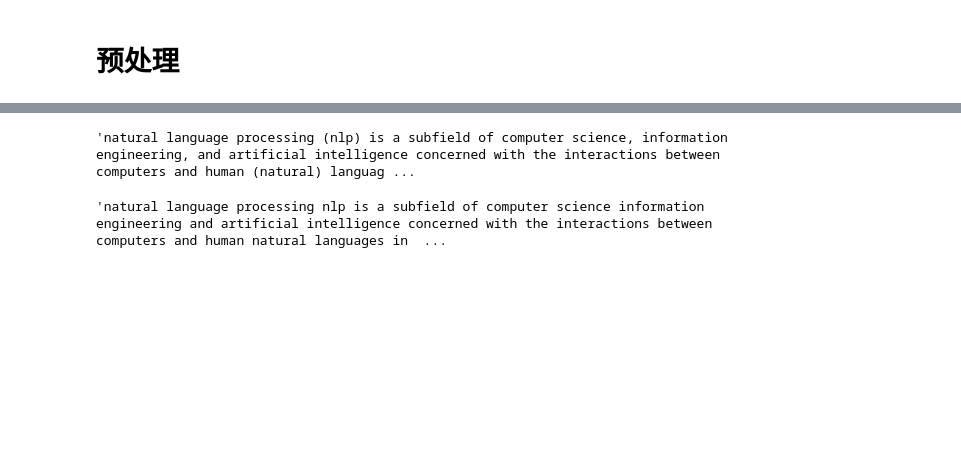
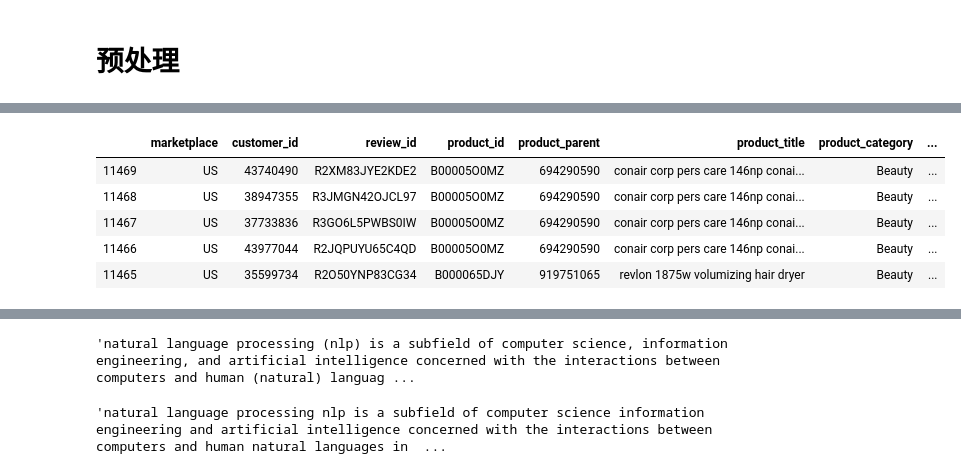
Before and after one commit to Armstrong2015/tools, a Jupyter notebook: shumo/methods.ipynb, the cells around one changed output, grey strips where cells are left out. Cells and saved outputs as stored; diff of their text form; code cells hidden in the pictures; blank space fills up the shorter version.

```diff
--- a/shumo/methods.ipynb
+++ b/shumo/methods.ipynb
@@ -14,0 +37,9 @@ Populating the interactive namespace from numpy and matplotlib
+# %%
+df.head()
+# %% [output]
+|  | marketplace | customer_id | review_id | product_id | product_parent | product_title | product_category | ... |
+| 11469 | US | 43740490 | R2XM83JYE2KDE2 | B00005O0MZ | 694290590 | conair corp pers care 146np conai... | Beauty | ... |
+| 11468 | US | 38947355 | R3JMGN42OJCL97 | B00005O0MZ | 694290590 | conair corp pers care 146np conai... | Beauty | ... |
+| 11467 | US | 37733836 | R3GO6L5PWBS0IW | B00005O0MZ | 694290590 | conair corp pers care 146np conai... | Beauty | ... |
+| 11466 | US | 43977044 | R2JQPUYU65C4QD | B00005O0MZ | 694290590 | conair corp pers care 146np conai... | Beauty | ... |
+| 11465 | US | 35599734 | R2O50YNP83CG34 | B000065DJY | 919751065 | revlon 1875w volumizing hair dryer | Beauty | ... |
```
Also changed, not shown: parts of 6 cells of this notebook, 16 other files.
